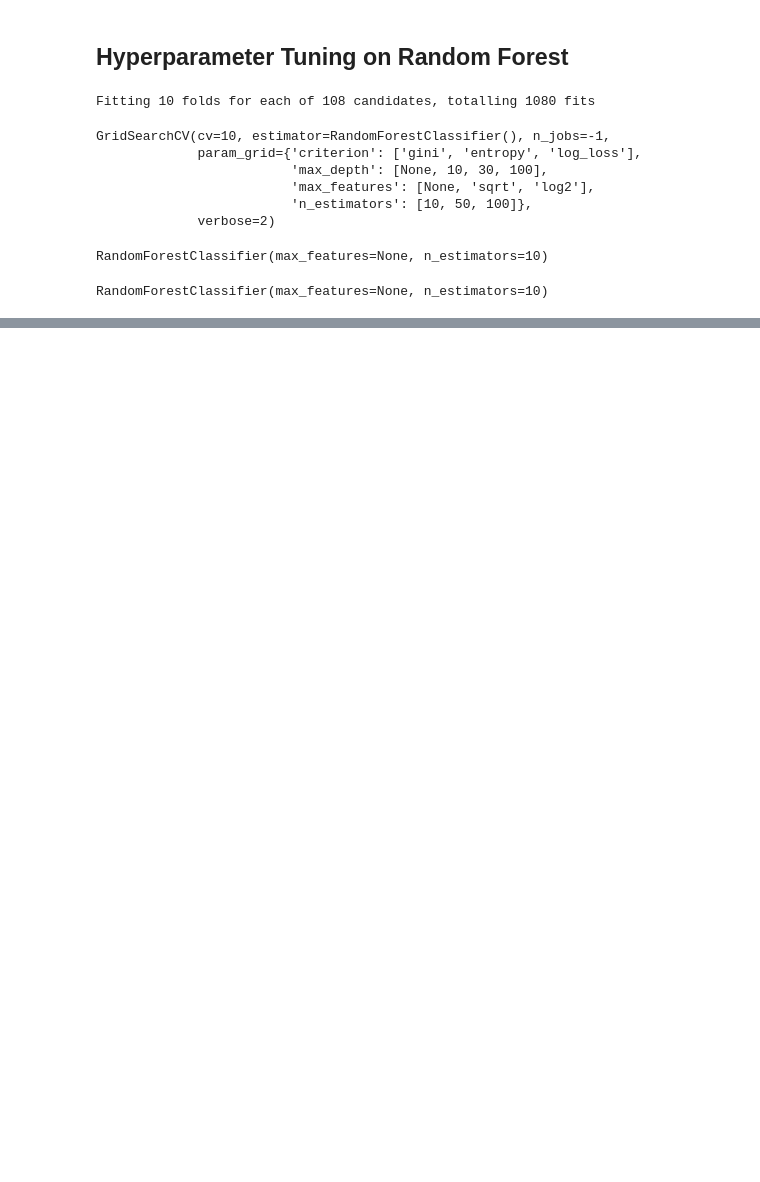
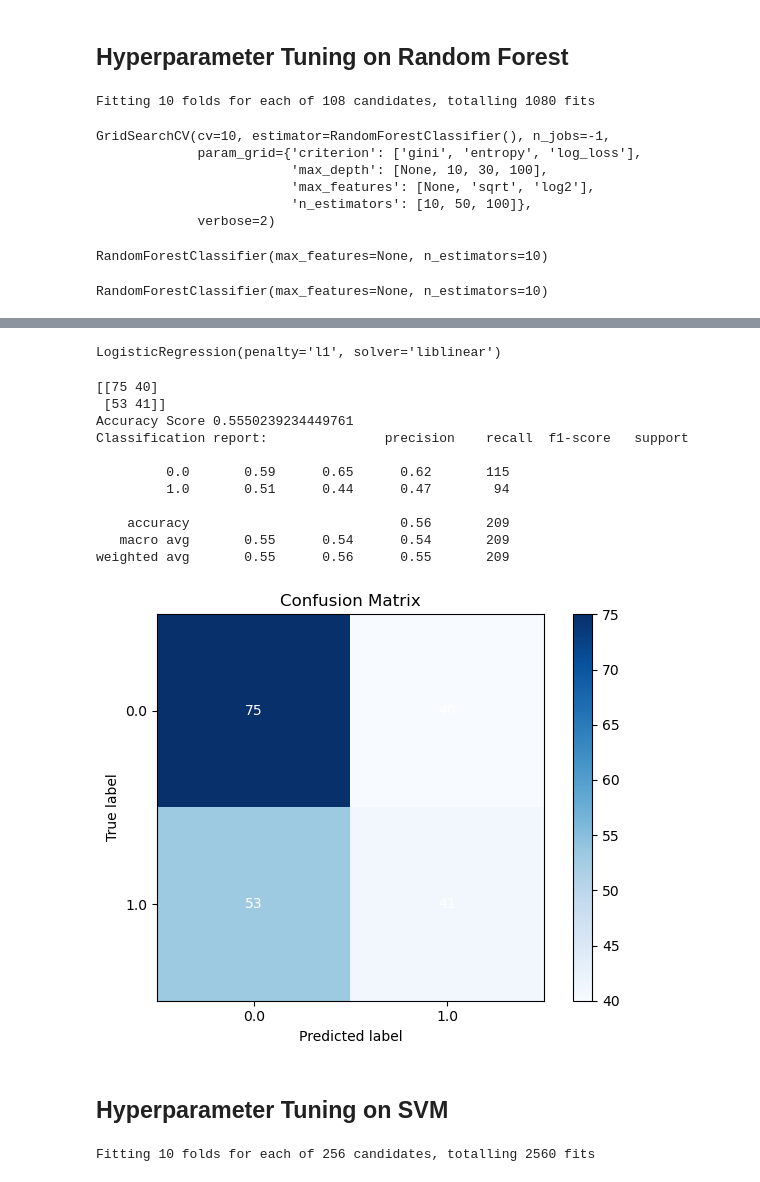
Before and after one commit to NafisFaiyaz007/CSE-445-Machine-learning_Predicting-Risky-Alcohol-Consumption-among-Students, a Jupyter notebook: Research Question 5.ipynb, the cells around one changed output, grey strips where cells are left out. Cells and saved outputs as stored; diff of their text form; code cells hidden in the pictures; blank space fills up the shorter version.

```diff
--- a/Research Question 5.ipynb
+++ b/Research Question 5.ipynb
@@ -341,8 +393,0 @@ KNeighborsClassifier()
-# %%
-best_grid.fit(X_train, y_train)
-y_pred=best_grid.predict(X_test)
-print(confusion_matrix(y_test,y_pred))
-skplt.metrics.plot_confusion_matrix(y_test, y_pred);
-save_fig('Confusion Matrix for KNN hyper-para tuned q3')
-print("Accuracy Score {}".format(accuracy_score(y_test,y_pred)))
-print("Classification report: {}".format(classification_report(y_test,y_pred)))
@@ -407,0 +398,10 @@ DecisionTreeClassifier(criterion='entropy', max_depth=10, max_features='auto',
+# %%
+param_grid = {
+    'penalty' : ['l1', 'l2', 'elasticnet', None],
+    'random_state' : ['42', None],
+    'solver' : ['lbfgs', 'liblinear', 'newton-cg', 'newton-cholesky', 'sag', 'saga']
+}
+# %%
+lr_grid = LogisticRegression()
+grid_search_lr = GridSearchCV(estimator=lr_grid,param_grid=param_grid,cv=10,n_jobs=-1,verbose=2)
+grid_search_lr.fit(X_train,y_train)
@@ -407,0 +433,29 @@ DecisionTreeClassifier(criterion='entropy', max_depth=10, max_features='auto',
+# %%
+best_grid_lr = grid_search_lr.best_estimator_
+best_grid_lr
+# %% [output]
+LogisticRegression(penalty='l1', solver='liblinear')
+# %%
+# Applying the best grid for logistic regression
+best_grid_lr.fit(X_train, y_train)
+y_pred=best_grid_lr.predict(X_test)
+print(confusion_matrix(y_test,y_pred))
+skplt.metrics.plot_confusion_matrix(y_test, y_pred);
+save_fig('Confusion Matrix for Logistic Regression hyper-para tuned q3')
+print("Accuracy Score {}".format(accuracy_score(y_test,y_pred)))
+print("Classification report: {}".format(classification_report(y_test,y_pred)))
+# %% [output]
+[[75 40]
+ [53 41]]
+Accuracy Score 0.5550239234449761
+Classification report:               precision    recall  f1-score   support
+
+         0.0       0.59      0.65      0.62       115
+         1.0       0.51      0.44      0.47        94
+
+    accuracy                           0.56       209
+   macro avg       0.55      0.54      0.54       209
+weighted avg       0.55      0.56      0.55       209
+[figure, added]
+# %% [markdown]
+## Hyperparameter Tuning on SVM
@@ -407,0 +474,6 @@ DecisionTreeClassifier(criterion='entropy', max_depth=10, max_features='auto',
+# %%
+svc_grid = SVC()
+grid_search_svc = GridSearchCV(estimator=svc_grid,param_grid=param_grid,cv=10,n_jobs=-1,verbose=2)
+grid_search_svc.fit(X_train,y_train)
+# %% [output]
+Fitting 10 folds for each of 256 candidates, totalling 2560 fits
```
Also changed, not shown: parts of 72 cells of this notebook, 9 other files.
